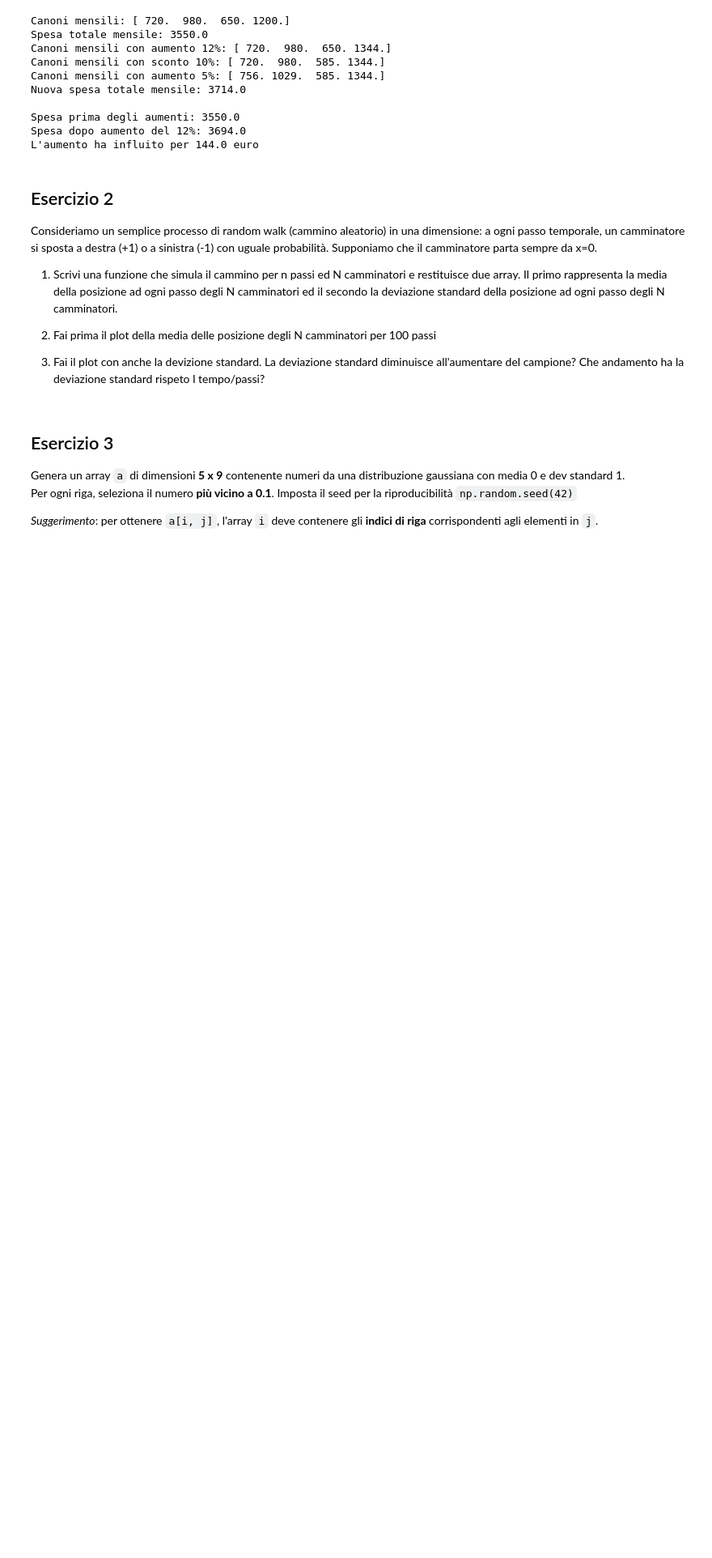
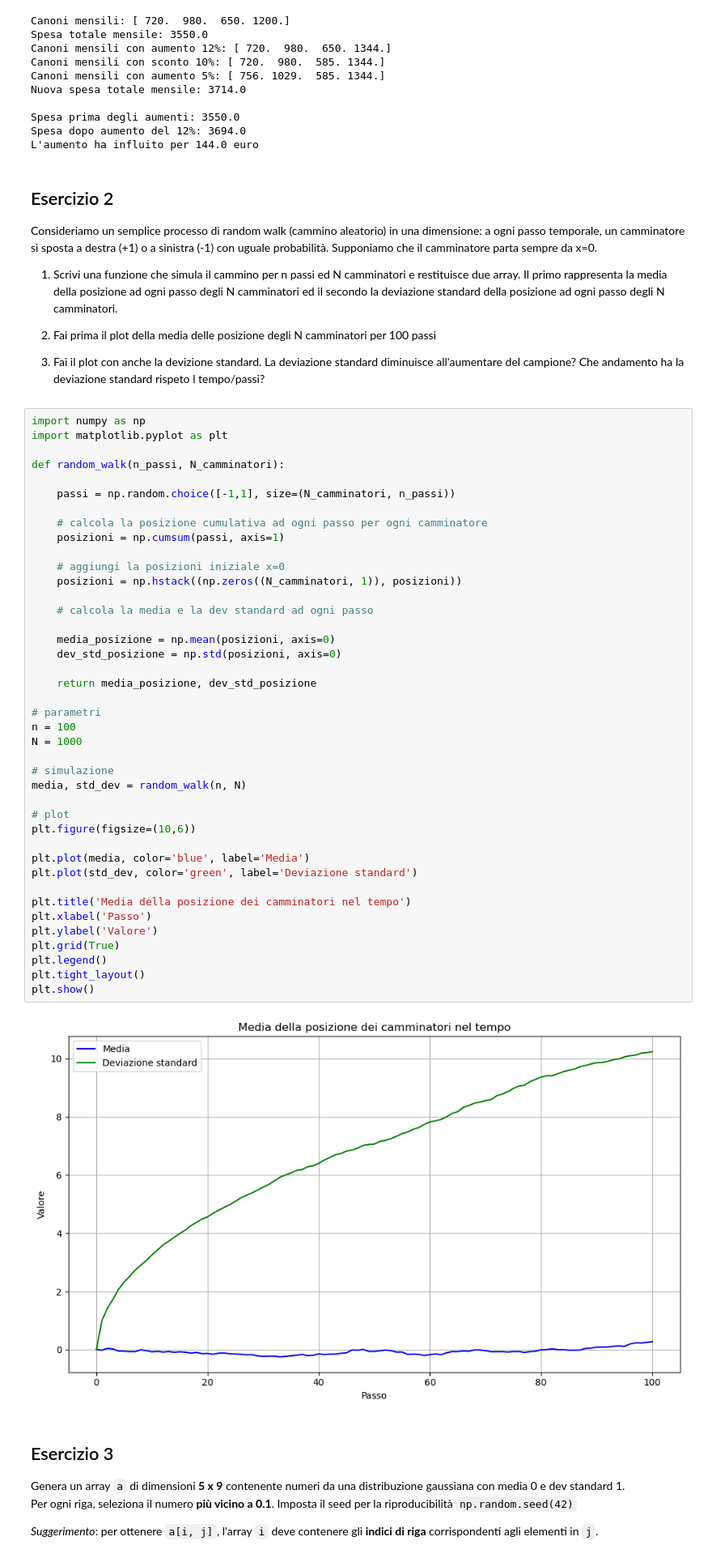
Before and after one commit to sarad996/Programminglab2, a Jupyter notebook: simulazEsame.ipynb, the cells around one changed output. Shown at 81% size. Saved outputs shown, nothing was run; the diff lists cells and outputs as text; blank space fills up the shorter version.

```diff
--- a/simulazEsame.ipynb
+++ b/simulazEsame.ipynb
@@ -78,6 +78,49 @@ a ogni passo temporale, un camminatore si sposta a destra (+1) o a sinistra (-1)
 2. Fai prima il plot della media delle posizione degli N camminatori per 100 passi
 
 3. Fai il plot con anche la devizione standard.  La deviazione standard diminuisce all'aumentare del campione? Che andamento ha la deviazione standard rispeto l tempo/passi?
+# %%
+import numpy as np
+import matplotlib.pyplot as plt
+
+def random_walk(n_passi, N_camminatori):
+
+    passi = np.random.choice([-1,1], size=(N_camminatori, n_passi))
+
+    # calcola la posizione cumulativa ad ogni passo per ogni camminatore
+    posizioni = np.cumsum(passi, axis=1)
+
+    # aggiungi la posizioni iniziale x=0
+    posizioni = np.hstack((np.zeros((N_camminatori, 1)), posizioni))
+
+    # calcola la media e la dev standard ad ogni passo
+
+    media_posizione = np.mean(posizioni, axis=0)
+    dev_std_posizione = np.std(posizioni, axis=0)
+
+    return media_posizione, dev_std_posizione
+
+# parametri
+n = 100
+N = 1000
+
+# simulazione
+media, std_dev = random_walk(n, N)
+
+# plot
+plt.figure(figsize=(10,6))
+
+plt.plot(media, color='blue', label='Media')
+plt.plot(std_dev, color='green', label='Deviazione standard')
+
+plt.title('Media della posizione dei camminatori nel tempo')
+plt.xlabel('Passo')
+plt.ylabel('Valore')
+plt.grid(True)
+plt.legend()
+plt.tight_layout()
+plt.show()
+# %% [output]
+[figure, added]
 # %% [markdown]
 ## Esercizio 3
 
```
Also changed, not shown: parts of 2 cells of this notebook.
